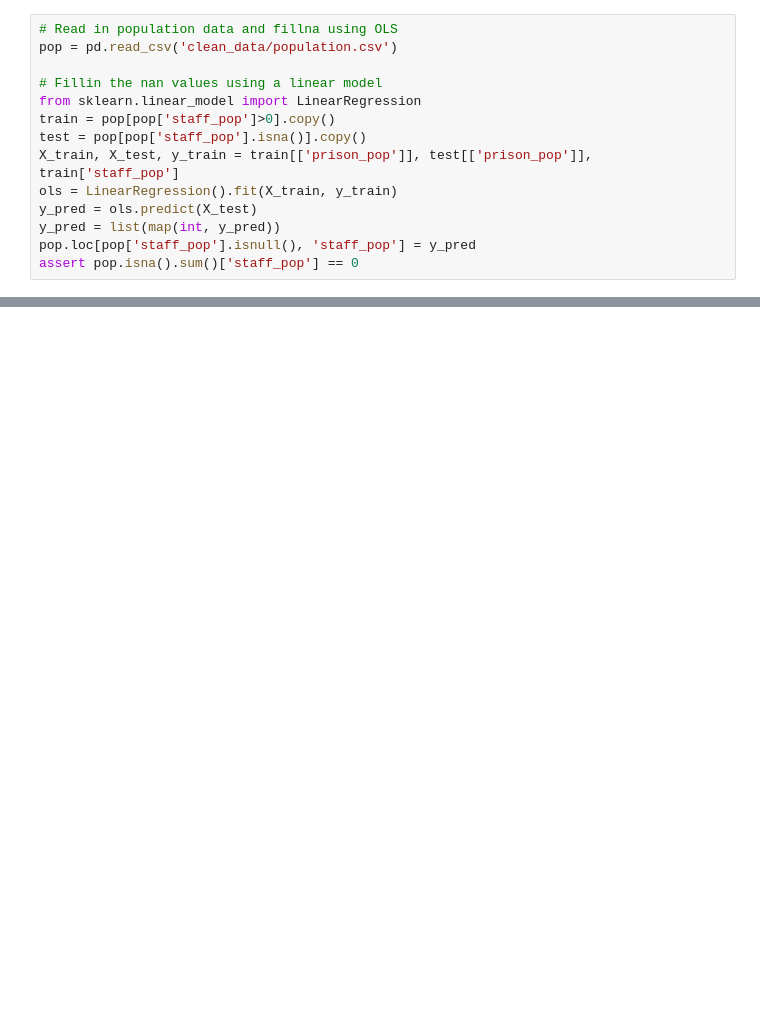
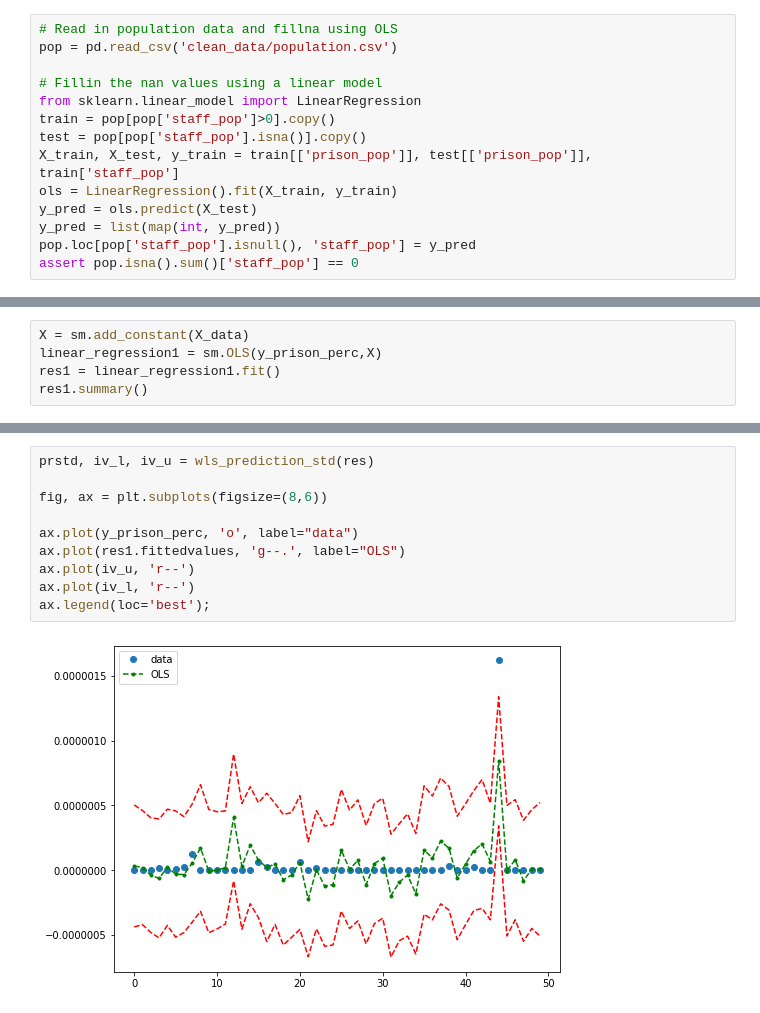
Before and after one commit to AmberCXX/Summer2020_MIT_COVID_Datathon, a Jupyter notebook: 03-evaluate-policies.ipynb, the cells around one changed output, grey strips where cells are left out. Saved outputs shown, nothing was run; the diff lists cells and outputs as text; blank space fills up the shorter version.

```diff
--- a/03-evaluate-policies.ipynb
+++ b/03-evaluate-policies.ipynb
@@ -81,0 +270,5 @@ result
+# %%
+X = sm.add_constant(X_data)
+linear_regression1 = sm.OLS(y_prison_perc,X)
+res1 = linear_regression1.fit()
+res1.summary()
@@ -81,0 +308,12 @@ result
+# %%
+prstd, iv_l, iv_u = wls_prediction_std(res)
+
+fig, ax = plt.subplots(figsize=(8,6))
+
+ax.plot(y_prison_perc, 'o', label="data")
+ax.plot(res1.fittedvalues, 'g--.', label="OLS")
+ax.plot(iv_u, 'r--')
+ax.plot(iv_l, 'r--')
+ax.legend(loc='best');
+# %% [output]
+[figure, added]
```
Also changed, not shown: parts of 23 cells of this notebook, 1 other file.
